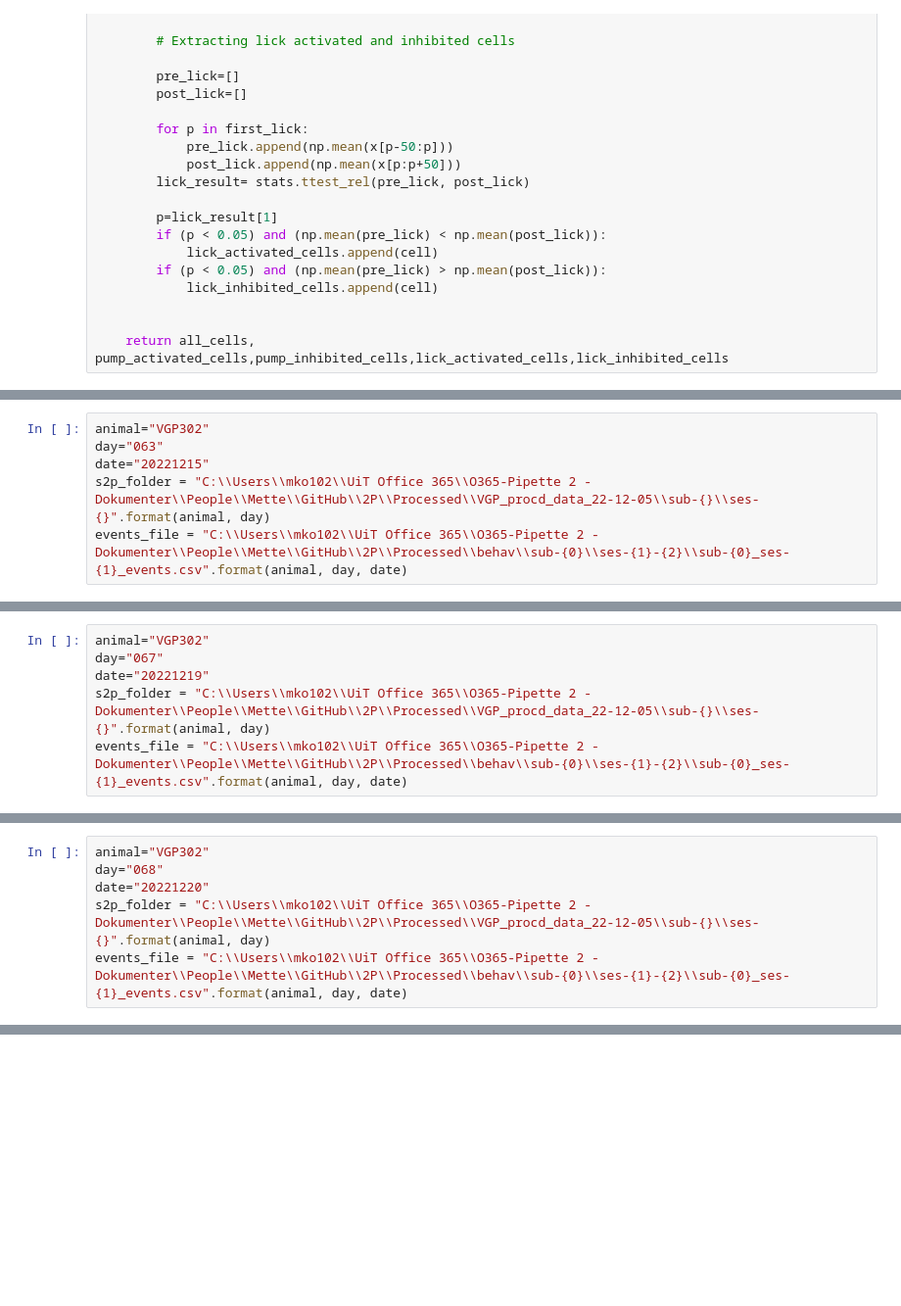
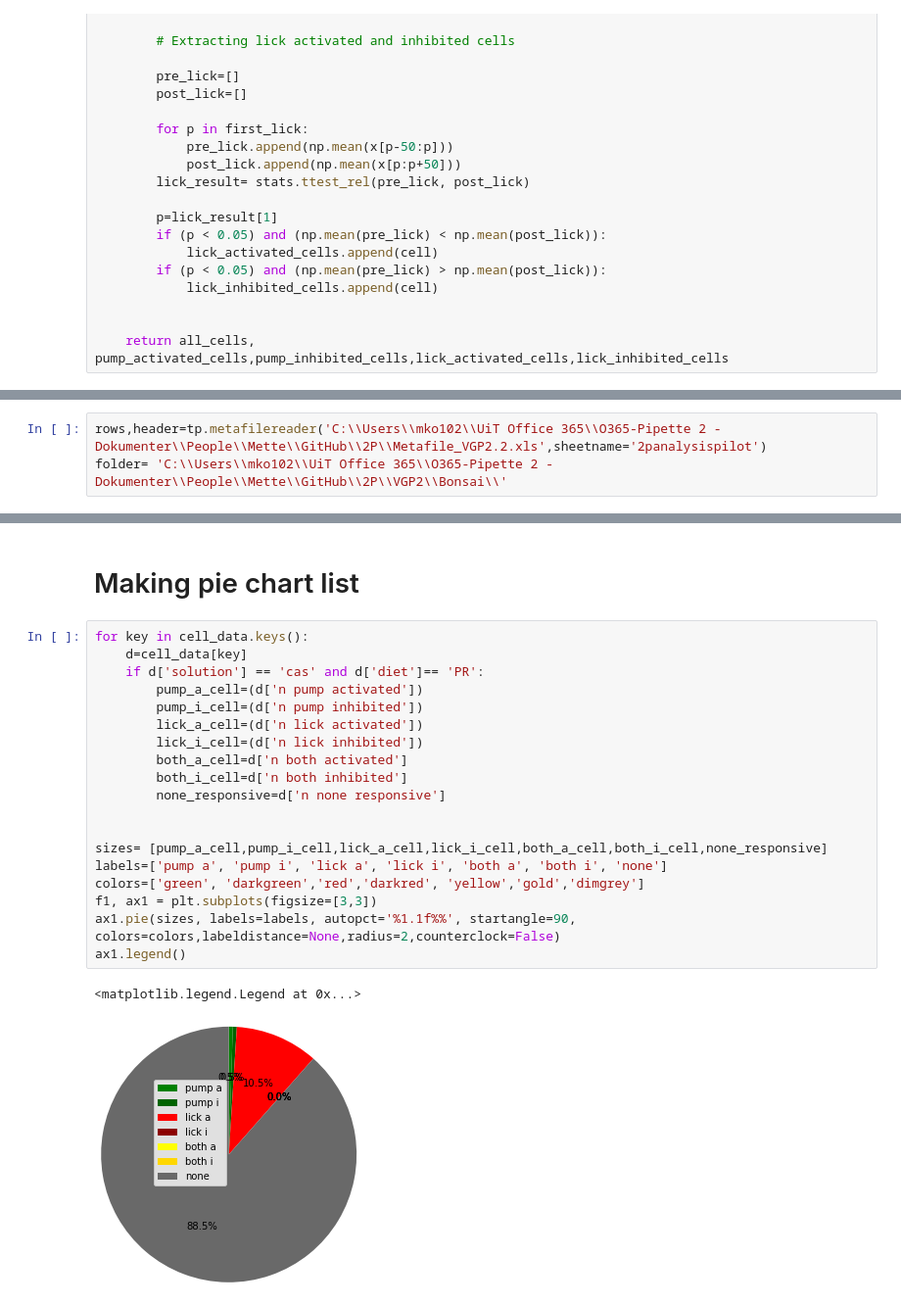
Before and after one commit to jetsetmette/VGP, a Jupyter notebook: notebooks/extract 2p data-Copy1.ipynb, the cells around one changed output, grey strips where cells are left out. Shown at 98% size. Cells and saved outputs as stored; diff of their text form; blank space fills up the shorter version.

Commit message:
added snips, graphs and heatmaps

```diff
--- a/notebooks/extract 2p data-Copy1.ipynb
+++ b/notebooks/extract 2p data-Copy1.ipynb
@@ -440,6 +112,0 @@ malt_lick_a, malt_lick_i,malt_pump_a, malt_pump_i=get_activated_cells(s2p_folder
-# %%
-animal="VGP302"
-day="063"
-date="20221215"
-s2p_folder = "C:\\Users\\mko102\\UiT Office 365\\O365-Pipette 2 - Dokumenter\\People\\Mette\\GitHub\\2P\\Processed\\VGP_procd_data_22-12-05\\sub-{}\\ses-{}".format(animal, day)
-events_file = "C:\\Users\\mko102\\UiT Office 365\\O365-Pipette 2 - Dokumenter\\People\\Mette\\GitHub\\2P\\Processed\\behav\\sub-{0}\\ses-{1}-{2}\\sub-{0}_ses-{1}_events.csv".format(animal, day, date)
@@ -682,6 +112,0 @@ for snip in cas_lick_i_PRNR:
-# %%
-animal="VGP302"
-day="067"
-date="20221219"
-s2p_folder = "C:\\Users\\mko102\\UiT Office 365\\O365-Pipette 2 - Dokumenter\\People\\Mette\\GitHub\\2P\\Processed\\VGP_procd_data_22-12-05\\sub-{}\\ses-{}".format(animal, day)
-events_file = "C:\\Users\\mko102\\UiT Office 365\\O365-Pipette 2 - Dokumenter\\People\\Mette\\GitHub\\2P\\Processed\\behav\\sub-{0}\\ses-{1}-{2}\\sub-{0}_ses-{1}_events.csv".format(animal, day, date)
@@ -690,6 +112,0 @@ pp_lick_a_PRNR, pp_lick_i_PRNR,pp_pump_a_PRNR, pp_pump_i_PRNR=get_activated_cell
-# %%
-animal="VGP302"
-day="068"
-date="20221220"
-s2p_folder = "C:\\Users\\mko102\\UiT Office 365\\O365-Pipette 2 - Dokumenter\\People\\Mette\\GitHub\\2P\\Processed\\VGP_procd_data_22-12-05\\sub-{}\\ses-{}".format(animal, day)
-events_file = "C:\\Users\\mko102\\UiT Office 365\\O365-Pipette 2 - Dokumenter\\People\\Mette\\GitHub\\2P\\Processed\\behav\\sub-{0}\\ses-{1}-{2}\\sub-{0}_ses-{1}_events.csv".format(animal, day, date)
@@ -735,0 +248,3 @@ fig3.savefig('C:\\Users\\mko102\\GitHub\\VGP\\output\\koolaid-pump.png')
+# %%
+rows,header=tp.metafilereader('C:\\Users\\mko102\\UiT Office 365\\O365-Pipette 2 - Dokumenter\\People\\Mette\\GitHub\\2P\\Metafile_VGP2.2.xls',sheetname='2panalysispilot')
+folder= 'C:\\Users\\mko102\\UiT Office 365\\O365-Pipette 2 - Dokumenter\\People\\Mette\\GitHub\\2P\\VGP2\\Bonsai\\'
@@ -735,0 +326,24 @@ fig3.savefig('C:\\Users\\mko102\\GitHub\\VGP\\output\\koolaid-pump.png')
+# %% [markdown]
+# Making pie chart list
+# %%
+for key in cell_data.keys():
+    d=cell_data[key]
+    if d['solution'] == 'cas' and d['diet']== 'PR':
+        pump_a_cell=(d['n pump activated'])
+        pump_i_cell=(d['n pump inhibited'])
+        lick_a_cell=(d['n lick activated'])
+        lick_i_cell=(d['n lick inhibited'])
+        both_a_cell=d['n both activated']
+        both_i_cell=d['n both inhibited']
+        none_responsive=d['n none responsive']
+
+
+sizes= [pump_a_cell,pump_i_cell,lick_a_cell,lick_i_cell,both_a_cell,both_i_cell,none_responsive]
+labels=['pump a', 'pump i', 'lick a', 'lick i', 'both a', 'both i', 'none']
+colors=['green', 'darkgreen','red','darkred', 'yellow','gold','dimgrey']
+f1, ax1 = plt.subplots(figsize=[3,3])
+ax1.pie(sizes, labels=labels, autopct='%1.1f%%', startangle=90, colors=colors,labeldistance=None,radius=2,counterclock=False)
+ax1.legend()
+# %% [output]
+<matplotlib.legend.Legend at 0x...>
+[figure, added]
```
Also changed, not shown: parts of 42 cells of this notebook.
